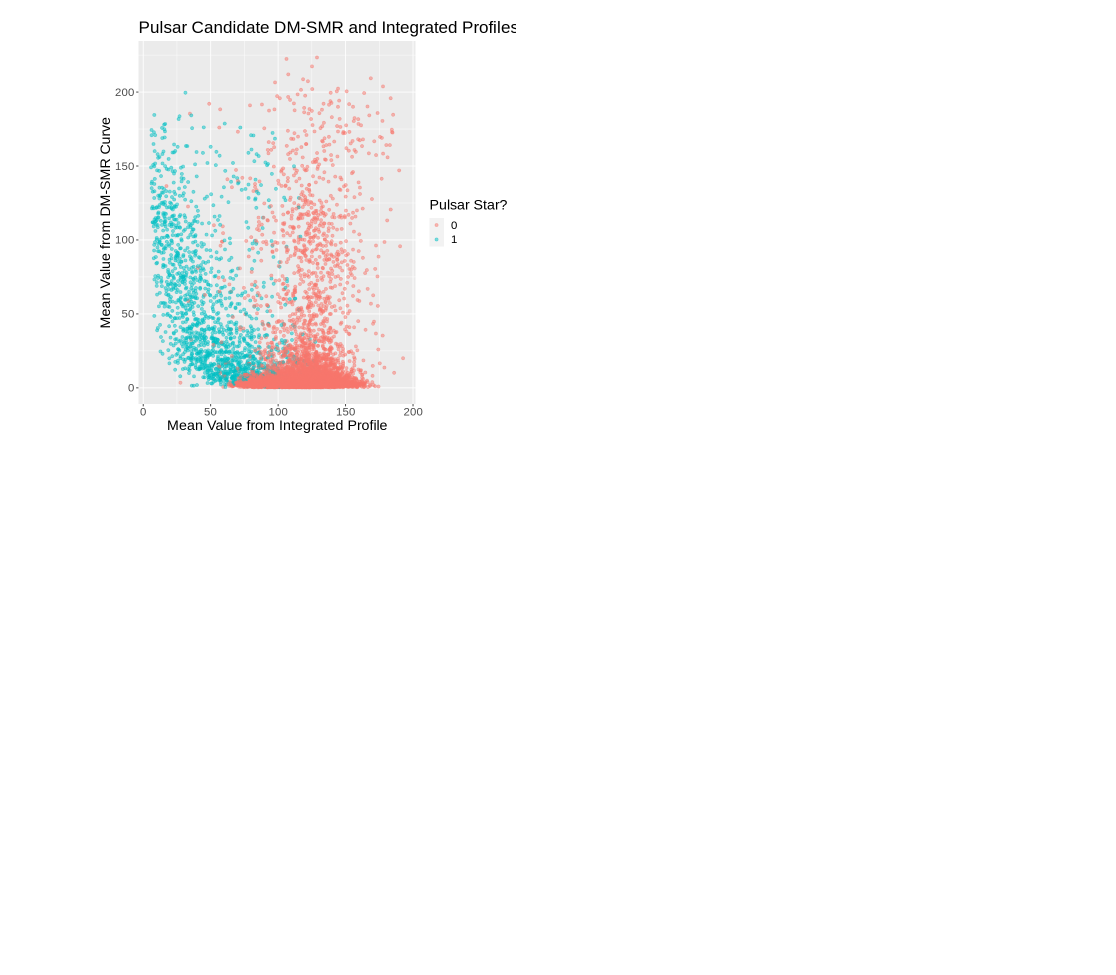
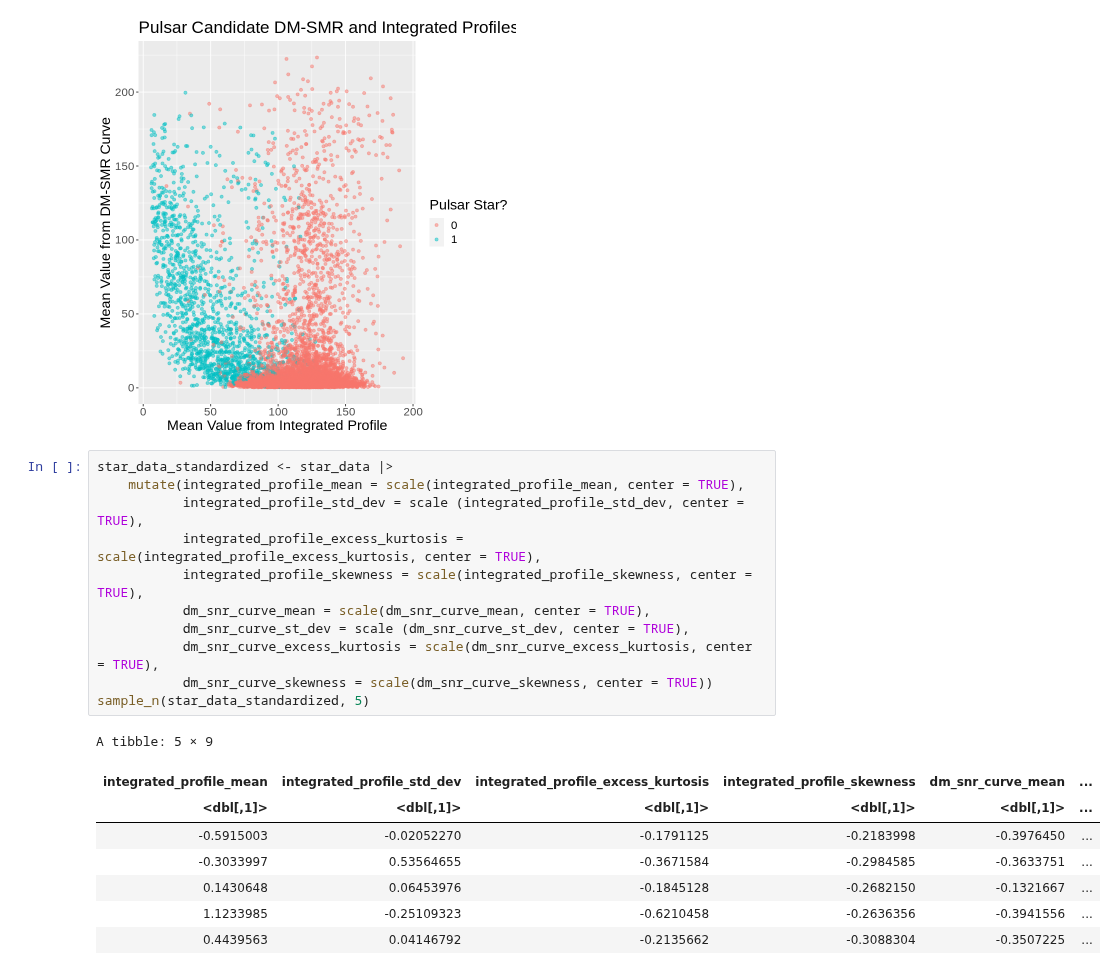
Before and after one commit to rosalieytz/dsci-100-2023w2-group10, a Jupyter notebook: Proposal.ipynb, the cells around one changed output. Cells and saved outputs as stored; diff of their text form; blank space fills up the shorter version.

```diff
--- a/Proposal.ipynb
+++ b/Proposal.ipynb
@@ -68,3 +65,23 @@ ggplot(star_data, aes(x = integrated_profile_mean, y = dm_snr_curve_mean, color
     theme(text = element_text(size = 17))
 # %% [output]
 [figure]
+# %%
+star_data_standardized <- star_data |>
+    mutate(integrated_profile_mean = scale(integrated_profile_mean, center = TRUE),
+           integrated_profile_std_dev = scale (integrated_profile_std_dev, center = TRUE),
+           integrated_profile_excess_kurtosis = scale(integrated_profile_excess_kurtosis, center = TRUE),
+           integrated_profile_skewness = scale(integrated_profile_skewness, center = TRUE),
+           dm_snr_curve_mean = scale(dm_snr_curve_mean, center = TRUE),
+           dm_snr_curve_st_dev = scale (dm_snr_curve_st_dev, center = TRUE),
+           dm_snr_curve_excess_kurtosis = scale(dm_snr_curve_excess_kurtosis, center = TRUE),
+           dm_snr_curve_skewness = scale(dm_snr_curve_skewness, center = TRUE))
+sample_n(star_data_standardized, 5)
+# %% [output]
+A tibble: 5 × 9
+| integrated_profile_mean | integrated_profile_std_dev | integrated_profile_excess_kurtosis | integrated_profile_skewness | dm_snr_curve_mean | ... |
+| <dbl[,1]> | <dbl[,1]> | <dbl[,1]> | <dbl[,1]> | <dbl[,1]> | ... |
+| -0.5915003 | -0.02052270 | -0.1791125 | -0.2183998 | -0.3976450 | ... |
+| -0.3033997 | 0.53564655 | -0.3671584 | -0.2984585 | -0.3633751 | ... |
+| 0.1430648 | 0.06453976 | -0.1845128 | -0.2682150 | -0.1321667 | ... |
+| 1.1233985 | -0.25109323 | -0.6210458 | -0.2636356 | -0.3941556 | ... |
+| 0.4439563 | 0.04146792 | -0.2135662 | -0.3088304 | -0.3507225 | ... |
```
Also changed, not shown: parts of 2 cells of this notebook.
